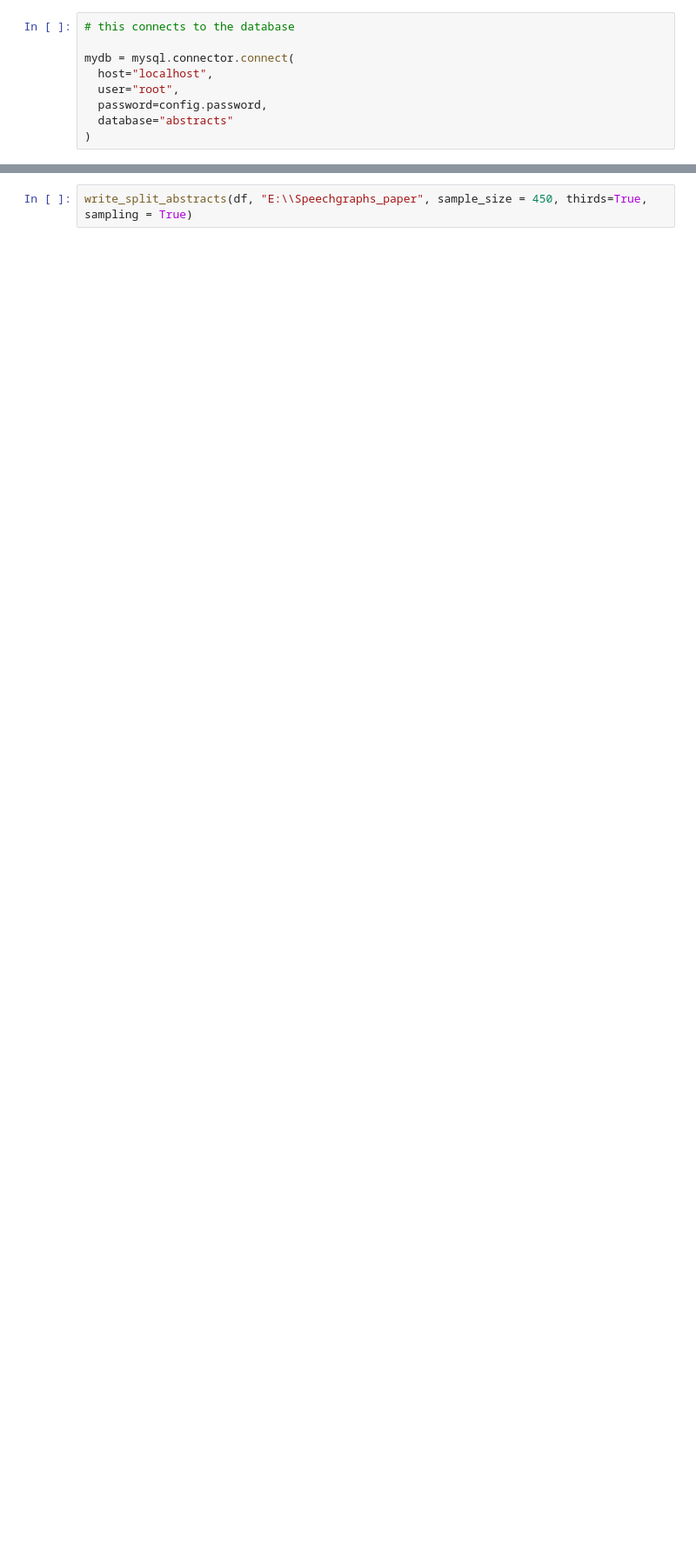
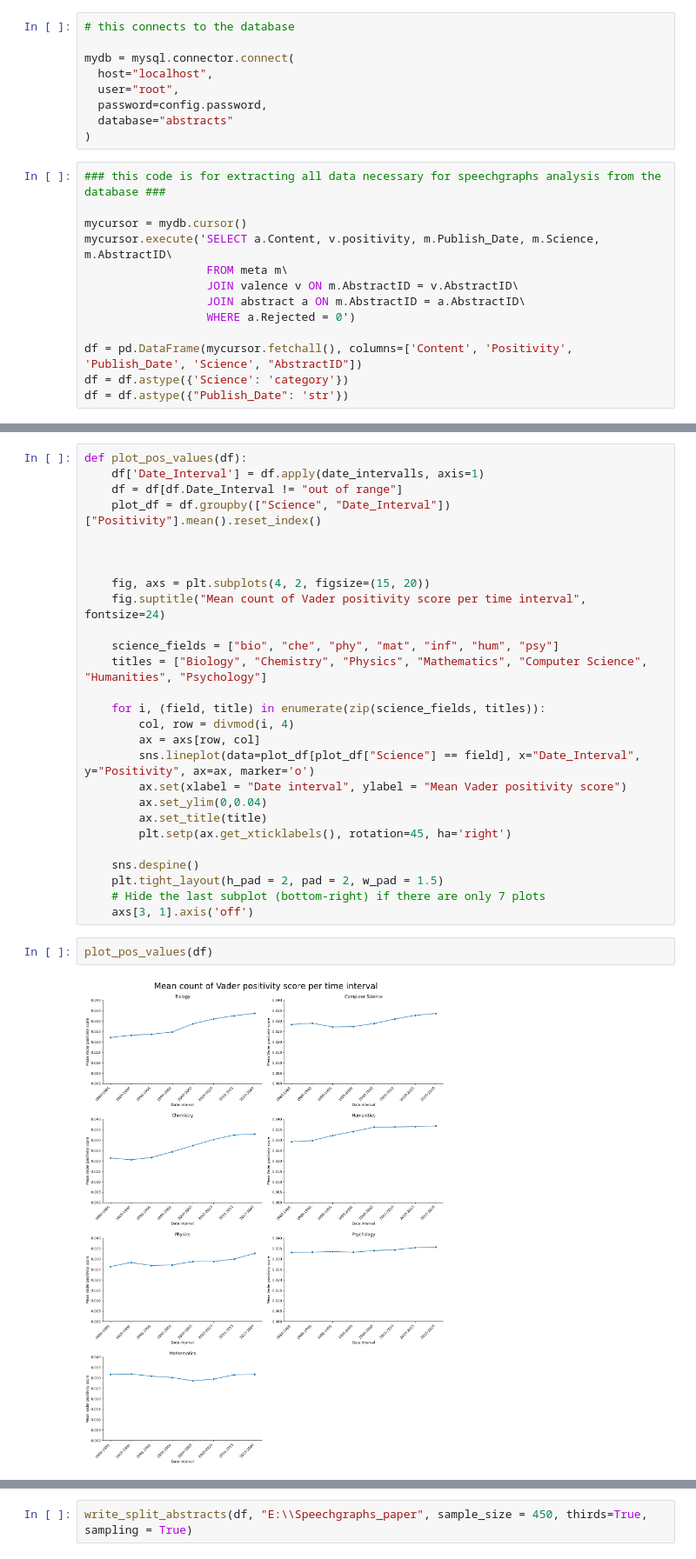
Before and after one commit to Finnbuch/Speechgraph, a Jupyter notebook: python_sql_api.ipynb, the cells around one changed output, grey strips where cells are left out. Shown at 87% size. Saved outputs shown, nothing was run; the diff lists cells and outputs as text; blank space fills up the shorter version.

Commit message:
added function to plot the change in positvity over time

```diff
--- a/python_sql_api.ipynb
+++ b/python_sql_api.ipynb
@@ -13,3 +14,16 @@ mydb = mysql.connector.connect(
   password=config.password,
   database="abstracts"
 )
+# %%
+### this code is for extracting all data necessary for speechgraphs analysis from the database ###
+
+mycursor = mydb.cursor()
+mycursor.execute('SELECT a.Content, v.positivity, m.Publish_Date, m.Science, m.AbstractID\
+                  FROM meta m\
+                  JOIN valence v ON m.AbstractID = v.AbstractID\
+                  JOIN abstract a ON m.AbstractID = a.AbstractID\
+                  WHERE a.Rejected = 0')
+
+df = pd.DataFrame(mycursor.fetchall(), columns=['Content', 'Positivity', 'Publish_Date', 'Science', "AbstractID"])
+df = df.astype({'Science': 'category'})
+df = df.astype({"Publish_Date": 'str'})
@@ -15,0 +50,31 @@ mydb = mysql.connector.connect(
+# %%
+def plot_pos_values(df):
+    df['Date_Interval'] = df.apply(date_intervalls, axis=1)
+    df = df[df.Date_Interval != "out of range"]
+    plot_df = df.groupby(["Science", "Date_Interval"])["Positivity"].mean().reset_index()
+
+
+
+    fig, axs = plt.subplots(4, 2, figsize=(15, 20))
+    fig.suptitle("Mean count of Vader positivity score per time interval", fontsize=24)
+
+    science_fields = ["bio", "che", "phy", "mat", "inf", "hum", "psy"]
+    titles = ["Biology", "Chemistry", "Physics", "Mathematics", "Computer Science", "Humanities", "Psychology"]
+
+    for i, (field, title) in enumerate(zip(science_fields, titles)):
+        col, row = divmod(i, 4)
+        ax = axs[row, col]
+        sns.lineplot(data=plot_df[plot_df["Science"] == field], x="Date_Interval", y="Positivity", ax=ax, marker='o')
+        ax.set(xlabel = "Date interval", ylabel = "Mean Vader positivity score")
+        ax.set_ylim(0,0.04)
+        ax.set_title(title)
+        plt.setp(ax.get_xticklabels(), rotation=45, ha='right')
+
+    sns.despine()
+    plt.tight_layout(h_pad = 2, pad = 2, w_pad = 1.5)
+    # Hide the last subplot (bottom-right) if there are only 7 plots
+    axs[3, 1].axis('off')
+# %%
+plot_pos_values(df)
+# %% [output]
+[figure, added]
```
Also changed, not shown: parts of 7 cells of this notebook, 3 other files.
